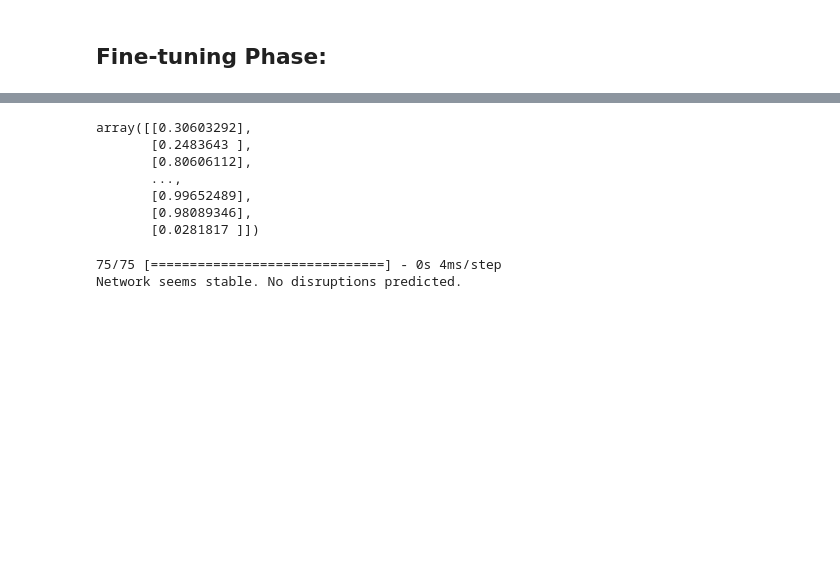
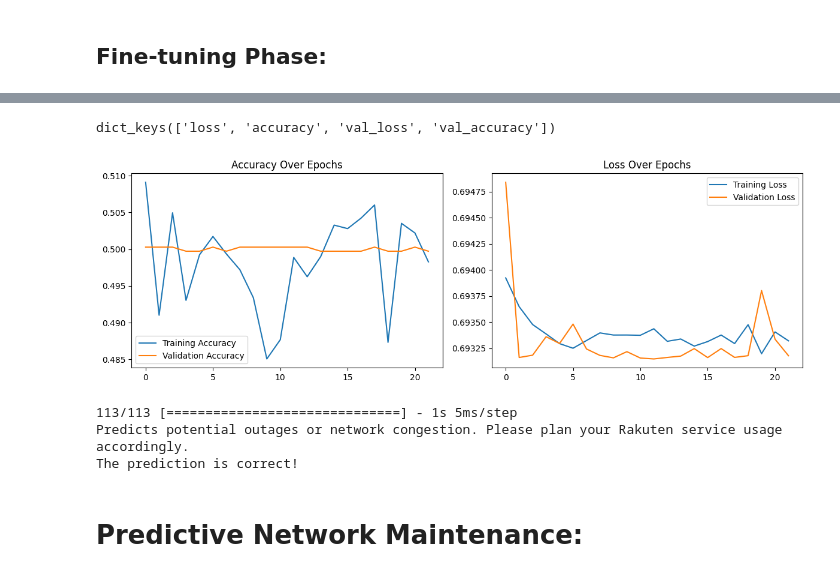
Before and after one commit to mahesh-11102/RakNet-Vision, a Jupyter notebook: network.ipynb, the cells around one changed output, grey strips where cells are left out. Cells and saved outputs as stored; diff of their text form; code cells hidden in the pictures; blank space fills up the shorter version.

```diff
--- a/network.ipynb
+++ b/network.ipynb
@@ -363,61 +508,55 @@ ValueError: Unknown activation function: gaussian. Please ensure this object is
+# %%
+out_history.history.keys()
+# %% [output]
+dict_keys(['loss', 'accuracy', 'val_loss', 'val_accuracy'])
 # %%
 
 import matplotlib.pyplot as plt
 
 # Plotting accuracy and loss
 plt.figure(figsize=(12, 4))
 
 plt.subplot(1, 2, 1)
-plt.plot(history.history['accuracy'], label='Training Accuracy')
-plt.plot(history.history['val_accuracy'], label='Validation Accuracy')
+plt.plot(out_history.history['accuracy'], label='Training Accuracy')
+plt.plot(out_history.history['val_accuracy'], label='Validation Accuracy')
 plt.legend()
 plt.title('Accuracy Over Epochs')
 
 plt.subplot(1, 2, 2)
-plt.plot(history.history['loss'], label='Training Loss')
-plt.plot(history.history['val_loss'], label='Validation Loss')
+plt.plot(out_history.history['loss'], label='Training Loss')
+plt.plot(out_history.history['val_loss'], label='Validation Loss')
 plt.legend()
 plt.title('Loss Over Epochs')
 
 plt.tight_layout()
 plt.show()
+# %% [output]
+[figure, added]
-# %%
-X_test
-# %% [output]
-array([[0.30603292],
-       [0.2483643 ],
-       [0.80606112],
-       ...,
-       [0.99652489],
-       [0.98089346],
-       [0.0281817 ]])
 # %%
 # Assuming you've trained the model already and have test data
-test_sample = X_test  # this should be a single instance from your test set
-test_label = y_test   # corresponding label for the test sample
+test_sample = X_test  # this should be a sequence of time steps from your test set
+test_label = y_test[0]  # Taking the first label from y_test for comparison
 
 # Make the prediction
-prediction = model.predict(np.array([test_sample]))
+prediction = model.predict(test_sample)
 
-# Calculate the loss
-loss = tf.keras.losses.binary_crossentropy(test_label, prediction[0]).numpy()
+# Convert the prediction to binary class
+predicted_class = [1 if p > 0.5 else 0 for p in prediction]
 
-# Print the prediction
-if prediction[0] > 0.5:
+# For demonstration purposes, let's compare the first prediction to the first label
+if predicted_class[0] == 1:
     print("Predicts potential outages or network congestion. Please plan your Rakuten service usage accordingly.")
-    predicted_outcome = 1
 else:
     print("Network seems stable. No disruptions predicted.")
-    predicted_outcome = 0
 
-# Print if the prediction is correct
-if predicted_outcome == test_label:
+# Compare the first prediction with the actual label
+if predicted_class[0] == test_label:
     print("The prediction is correct!")
 else:
     print("The prediction is incorrect.")
-
-# Print the loss
-print(f"Loss value for the test sample: {loss}")
 # %% [output]
-75/75 [==============================] - 0s 4ms/step
-Network seems stable. No disruptions predicted.
+113/113 [==============================] - 1s 5ms/step
+Predicts potential outages or network congestion. Please plan your Rakuten service usage accordingly.
+The prediction is correct!
+# %% [markdown]
+# Predictive Network Maintenance:
```
Also changed, not shown: parts of 24 cells of this notebook, 9 other files.
